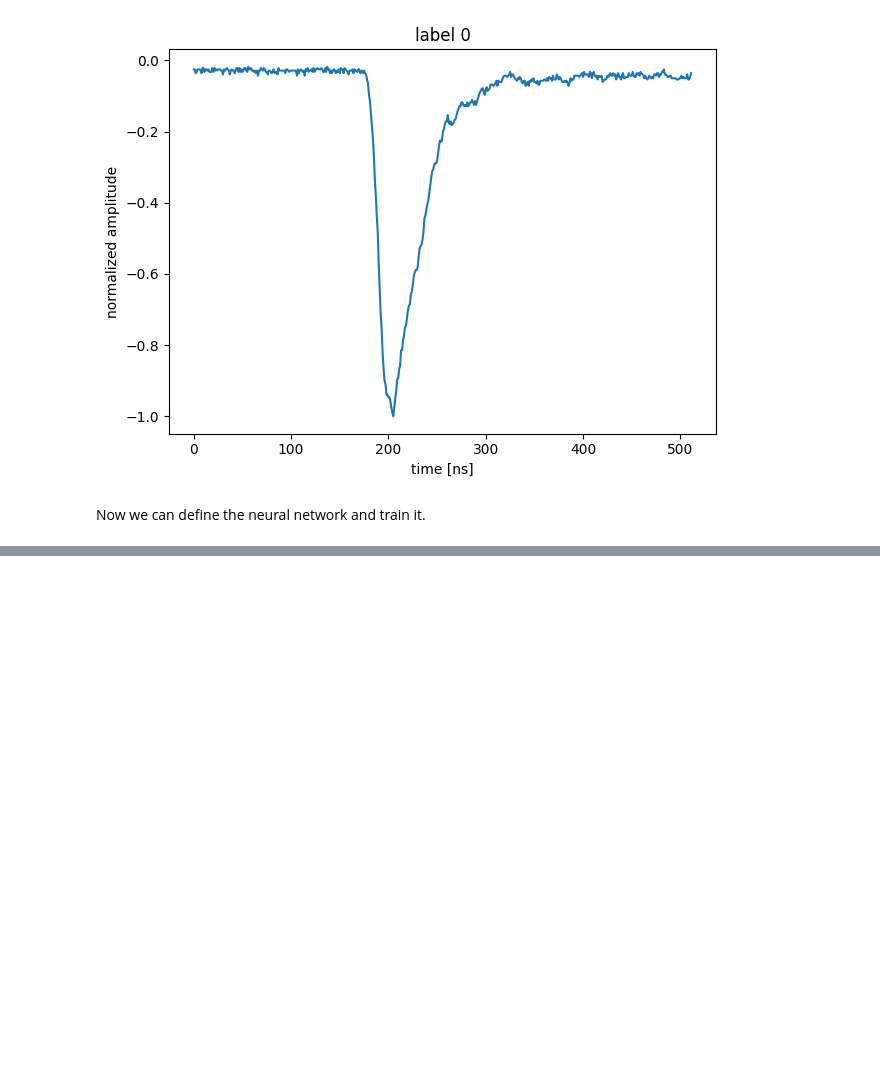
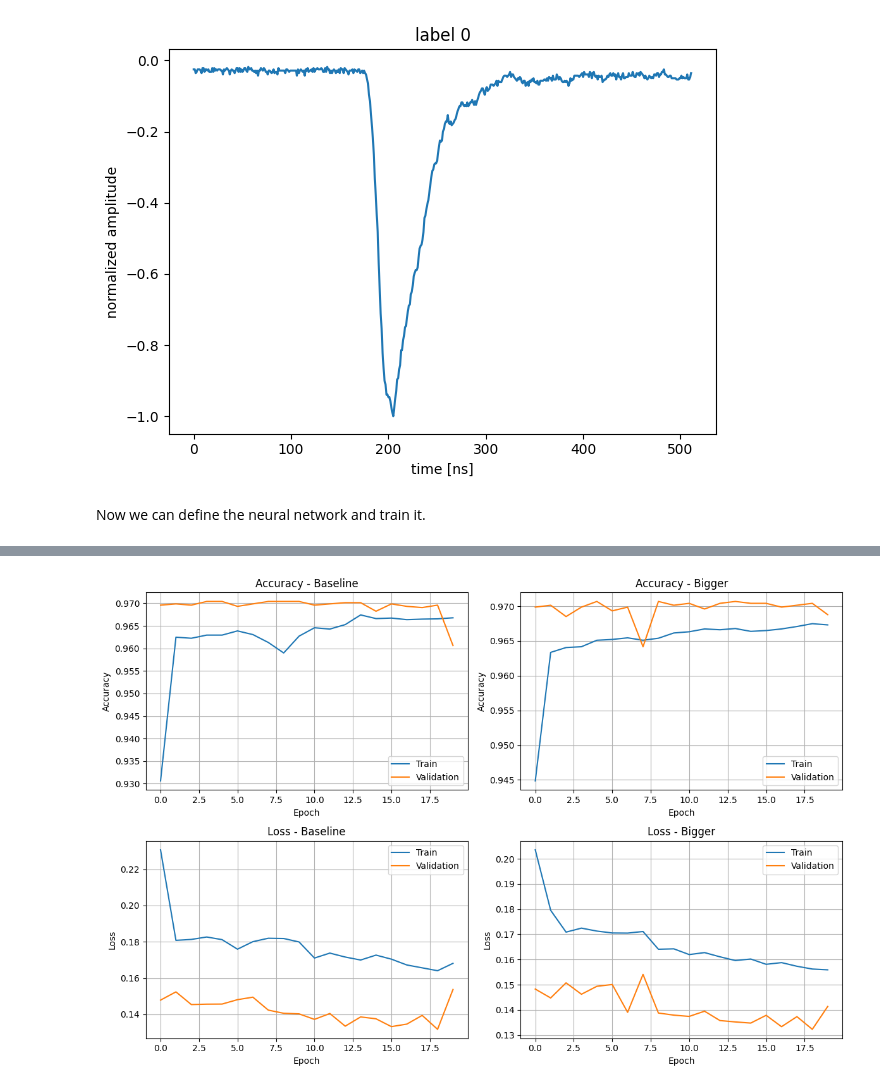
Before and after one commit to adrian-sica/ADL2025_exercises, a Jupyter notebook: Exercise13/Exercise_13_Pulse_Form_Discrimination.ipynb, the cells around one changed output, grey strips where cells are left out. Cells and saved outputs as stored; diff of their text form; code cells hidden in the pictures; blank space fills up the shorter version.

```diff
--- a/Exercise13/Exercise_13_Pulse_Form_Discrimination.ipynb
+++ b/Exercise13/Exercise_13_Pulse_Form_Discrimination.ipynb
@@ -207,11 +214,22 @@ model_large = Sequential([
 # %%
 # compile
-model_large.compile(optimizer=Adam(learning_rate=0.001),
+model_baseline.compile(optimizer=Adam(learning_rate=0.001),
               loss='binary_crossentropy',
               metrics=['accuracy'])
+
+model_bigger.compile(optimizer=Adam(learning_rate=0.001),
+              loss='binary_crossentropy',
+              metrics=['accuracy'])
 # %%
 # trining
-history = model_large.fit(X_train, y_train,
+history_baseline = model_baseline.fit(X_train, y_train,
                     validation_data=(X_val, y_val),
                     epochs=20,
-                    batch_size=32)
+                    batch_size=32,
+                    verbose=0)
+
+history_bigger = model_bigger.fit(X_train, y_train,
+                    validation_data=(X_val, y_val),
+                    epochs=20,
+                    batch_size=32,
+                    verbose=0)
@@ -263,0 +236,43 @@ Error:
+# %%
+fig, axes = plt.subplots(2, 2, figsize=(12,8))
+
+# Accuracy - Baseline
+axes[0,0].plot(history_baseline.history['accuracy'], label='Train')
+axes[0,0].plot(history_baseline.history['val_accuracy'], label='Validation')
+axes[0,0].set_title('Accuracy - Baseline')
+axes[0,0].set_xlabel('Epoch')
+axes[0,0].set_ylabel('Accuracy')
+axes[0,0].legend()
+axes[0,0].grid(True)
+
+# Accuracy - Bigger
+axes[0,1].plot(history_bigger.history['accuracy'], label='Train')
+axes[0,1].plot(history_bigger.history['val_accuracy'], label='Validation')
+axes[0,1].set_title('Accuracy - Bigger')
+axes[0,1].set_xlabel('Epoch')
+axes[0,1].set_ylabel('Accuracy')
+axes[0,1].legend()
+axes[0,1].grid(True)
+
+# Loss - Baseline
+axes[1,0].plot(history_baseline.history['loss'], label='Train')
+axes[1,0].plot(history_baseline.history['val_loss'], label='Validation')
+axes[1,0].set_title('Loss - Baseline')
+axes[1,0].set_xlabel('Epoch')
+axes[1,0].set_ylabel('Loss')
+axes[1,0].legend()
+axes[1,0].grid(True)
+
+# Loss - Bigger
+axes[1,1].plot(history_bigger.history['loss'], label='Train')
+axes[1,1].plot(history_bigger.history['val_loss'], label='Validation')
+axes[1,1].set_title('Loss - Bigger')
+axes[1,1].set_xlabel('Epoch')
+axes[1,1].set_ylabel('Loss')
+axes[1,1].legend()
+axes[1,1].grid(True)
+
+plt.tight_layout()
+plt.show()
+# %% [output]
+[figure, added]
```
Also changed, not shown: parts of 8 cells of this notebook, 1 other file.
